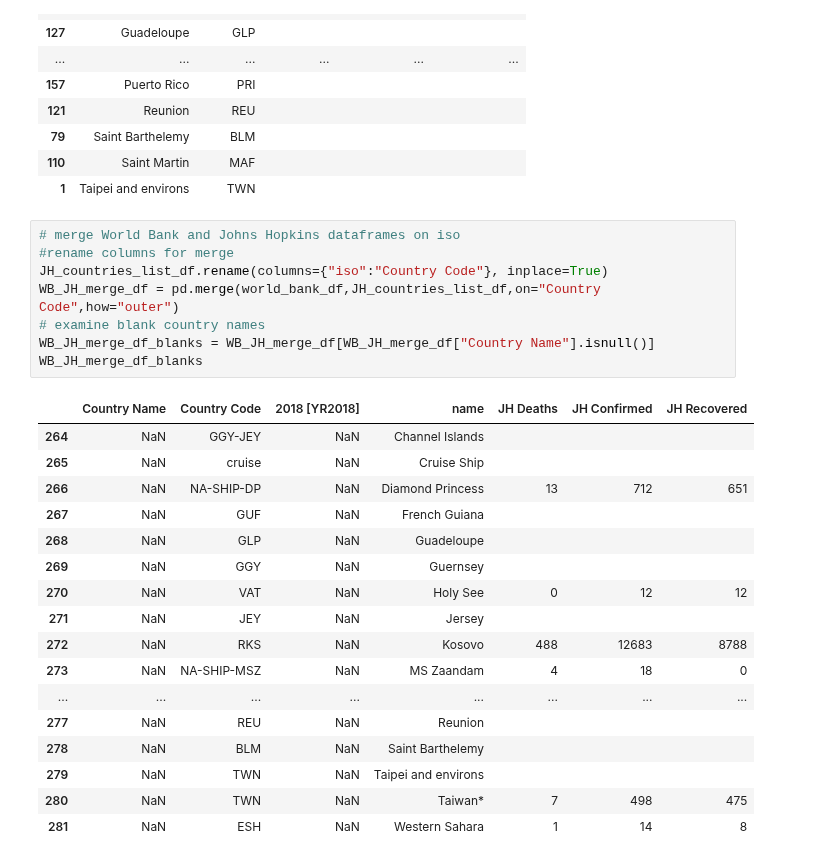
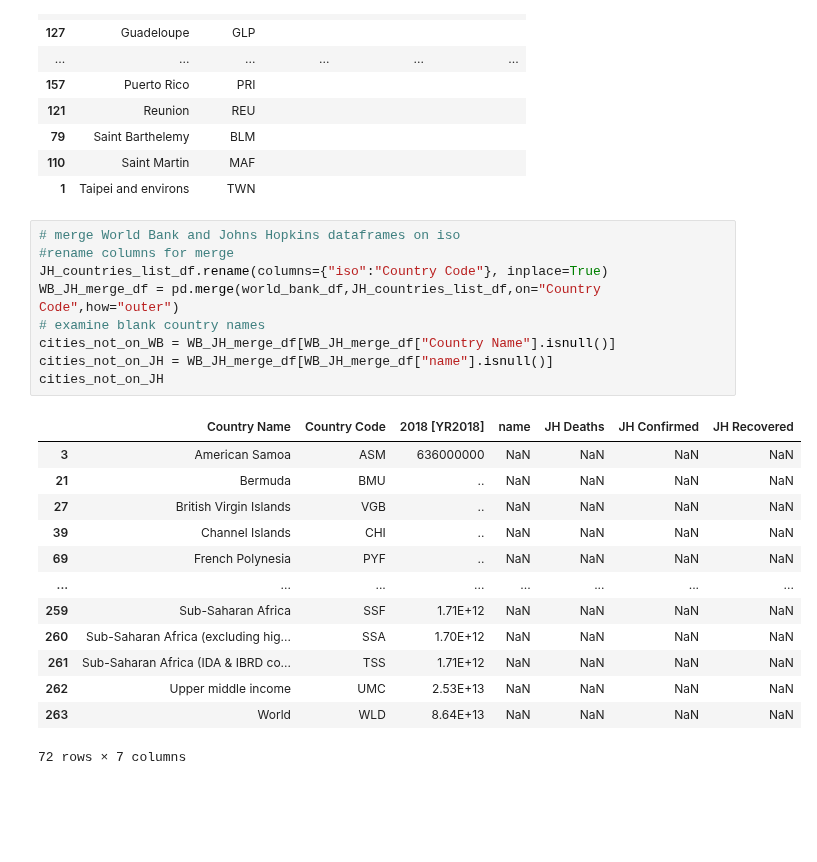
Before and after one commit to gelopez21/ProjectOne, a Jupyter notebook: Project One - Data Cleansing.ipynb, the cells around one changed output. Saved outputs shown, nothing was run; the diff lists cells and outputs as text; blank space fills up the shorter version.

```diff
--- a/Project One - Data Cleansing.ipynb
+++ b/Project One - Data Cleansing.ipynb
@@ -130,26 +127,23 @@ JH_no_data_df
 # %%
 # merge World Bank and Johns Hopkins dataframes on iso
 #rename columns for merge
 JH_countries_list_df.rename(columns={"iso":"Country Code"}, inplace=True)
 WB_JH_merge_df = pd.merge(world_bank_df,JH_countries_list_df,on="Country Code",how="outer")
 # examine blank country names
-WB_JH_merge_df_blanks = WB_JH_merge_df[WB_JH_merge_df["Country Name"].isnull()]
-WB_JH_merge_df_blanks
+cities_not_on_WB = WB_JH_merge_df[WB_JH_merge_df["Country Name"].isnull()]
+cities_not_on_JH = WB_JH_merge_df[WB_JH_merge_df["name"].isnull()]
+cities_not_on_JH
 # %% [output]
 |  | Country Name | Country Code | 2018 [YR2018] | name | JH Deaths | JH Confirmed | JH Recovered |
-| 264 | NaN | GGY-JEY | NaN | Channel Islands |  |  |  |
-| 265 | NaN | cruise | NaN | Cruise Ship |  |  |  |
-| 266 | NaN | NA-SHIP-DP | NaN | Diamond Princess | 13 | 712 | 651 |
-| 267 | NaN | GUF | NaN | French Guiana |  |  |  |
-| 268 | NaN | GLP | NaN | Guadeloupe |  |  |  |
-| 269 | NaN | GGY | NaN | Guernsey |  |  |  |
-| 270 | NaN | VAT | NaN | Holy See | 0 | 12 | 12 |
-| 271 | NaN | JEY | NaN | Jersey |  |  |  |
-| 272 | NaN | RKS | NaN | Kosovo | 488 | 12683 | 8788 |
-| 273 | NaN | NA-SHIP-MSZ | NaN | MS Zaandam | 4 | 18 | 0 |
+| 3 | American Samoa | ASM | 636000000 | NaN | NaN | NaN | NaN |
+| 21 | Bermuda | BMU | .. | NaN | NaN | NaN | NaN |
+| 27 | British Virgin Islands | VGB | .. | NaN | NaN | NaN | NaN |
+| 39 | Channel Islands | CHI | .. | NaN | NaN | NaN | NaN |
+| 69 | French Polynesia | PYF | .. | NaN | NaN | NaN | NaN |
 | ... | ... | ... | ... | ... | ... | ... | ... |
-| 277 | NaN | REU | NaN | Reunion |  |  |  |
-| 278 | NaN | BLM | NaN | Saint Barthelemy |  |  |  |
-| 279 | NaN | TWN | NaN | Taipei and environs |  |  |  |
-| 280 | NaN | TWN | NaN | Taiwan* | 7 | 498 | 475 |
-| 281 | NaN | ESH | NaN | Western Sahara | 1 | 14 | 8 |
+| 259 | Sub-Saharan Africa | SSF | 1.71E+12 | NaN | NaN | NaN | NaN |
+| 260 | Sub-Saharan Africa (excluding hig... | SSA | 1.70E+12 | NaN | NaN | NaN | NaN |
+| 261 | Sub-Saharan Africa (IDA & IBRD co... | TSS | 1.71E+12 | NaN | NaN | NaN | NaN |
+| 262 | Upper middle income | UMC | 2.53E+13 | NaN | NaN | NaN | NaN |
+| 263 | World | WLD | 8.64E+13 | NaN | NaN | NaN | NaN |
+72 rows × 7 columns
```
Also changed, not shown: parts of 8 cells of this notebook.
